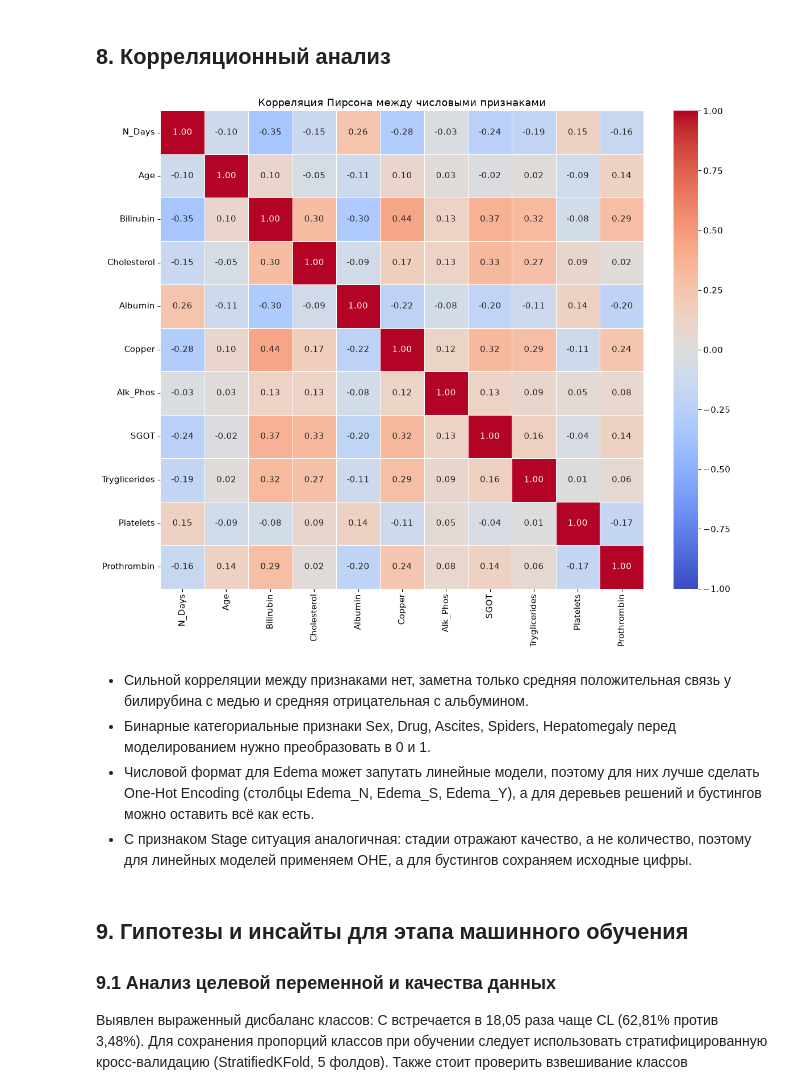
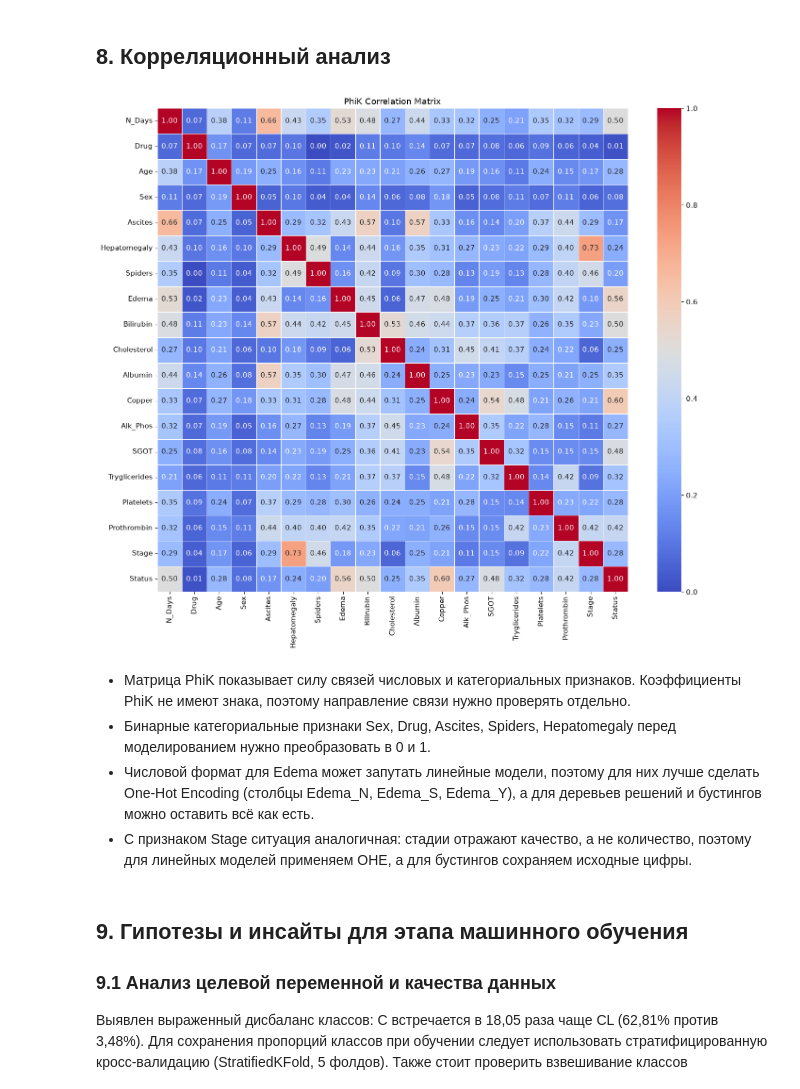
Before and after one commit to voronkovadarya74-cell/liver-cirrhosis-prediction, a Jupyter notebook: notebooks/eda_uno.ipynb, the cells around one changed output. Drawn from its saved outputs; the diff is of its cells as text; code cells hidden in the pictures.

Commit message:
Restore PhiK correlation analysis in EDA

```diff
--- a/notebooks/eda_uno.ipynb
+++ b/notebooks/eda_uno.ipynb
@@ -628,23 +633,24 @@ Edema=Y и Ascites=Y: 244 пациентов
 # %% [markdown]
 ## 8. Корреляционный анализ
 # %%
-# Корреляция Пирсона для числовых признаков; Stage — порядковая категория.
-correlation_columns = [
+# PhiK позволяет исследовать связи между числовыми и категориальными признаками.
+cols_for_corr = [column for column in train_clear.columns if column != "id"]
+interval_cols = [
     column for column in train_clear.select_dtypes(include="number").columns
     if column != "Stage"
 ]
-correlation_matrix = train_clear[correlation_columns].corr(method="pearson")
+phik_matrix = phik.phik_matrix(train_clear[cols_for_corr], interval_cols=interval_cols)
 
-plt.figure(figsize=(12, 10))
-sns.heatmap(correlation_matrix, annot=True, fmt=".2f", cmap="coolwarm",
-            vmin=-1, vmax=1, center=0, linewidths=0.5)
-plt.title("Корреляция Пирсона между числовыми признаками")
+plt.figure(figsize=(14, 12))
+sns.heatmap(phik_matrix, annot=True, fmt=".2f", cmap="coolwarm",
+            vmin=0, vmax=1, linewidths=0.5)
+plt.title("PhiK Correlation Matrix")
 plt.tight_layout()
 plt.show()
 # %% [output]
-[figure, old version]
+[figure, new version]
 # %% [markdown]
-* Сильной корреляции между признаками нет, заметна только средняя положительная связь у билирубина с медью и средняя отрицательная с альбумином.
+* Матрица PhiK показывает силу связей числовых и категориальных признаков. Коэффициенты PhiK не имеют знака, поэтому направление связи нужно проверять отдельно.
 * Бинарные категориальные признаки Sex, Drug, Ascites, Spiders, Hepatomegaly перед моделированием нужно преобразовать в 0 и 1.
 * Числовой формат для Edema может запутать линейные модели, поэтому для них лучше сделать One-Hot Encoding (столбцы Edema_N, Edema_S, Edema_Y), а для деревьев решений и бустингов можно оставить всё как есть.
 * С признаком Stage ситуация аналогичная: стадии отражают качество, а не количество, поэтому для линейных моделей применяем OHE, а для бустингов сохраняем исходные цифры.
```
Also changed, not shown: parts of 2 cells of this notebook.
